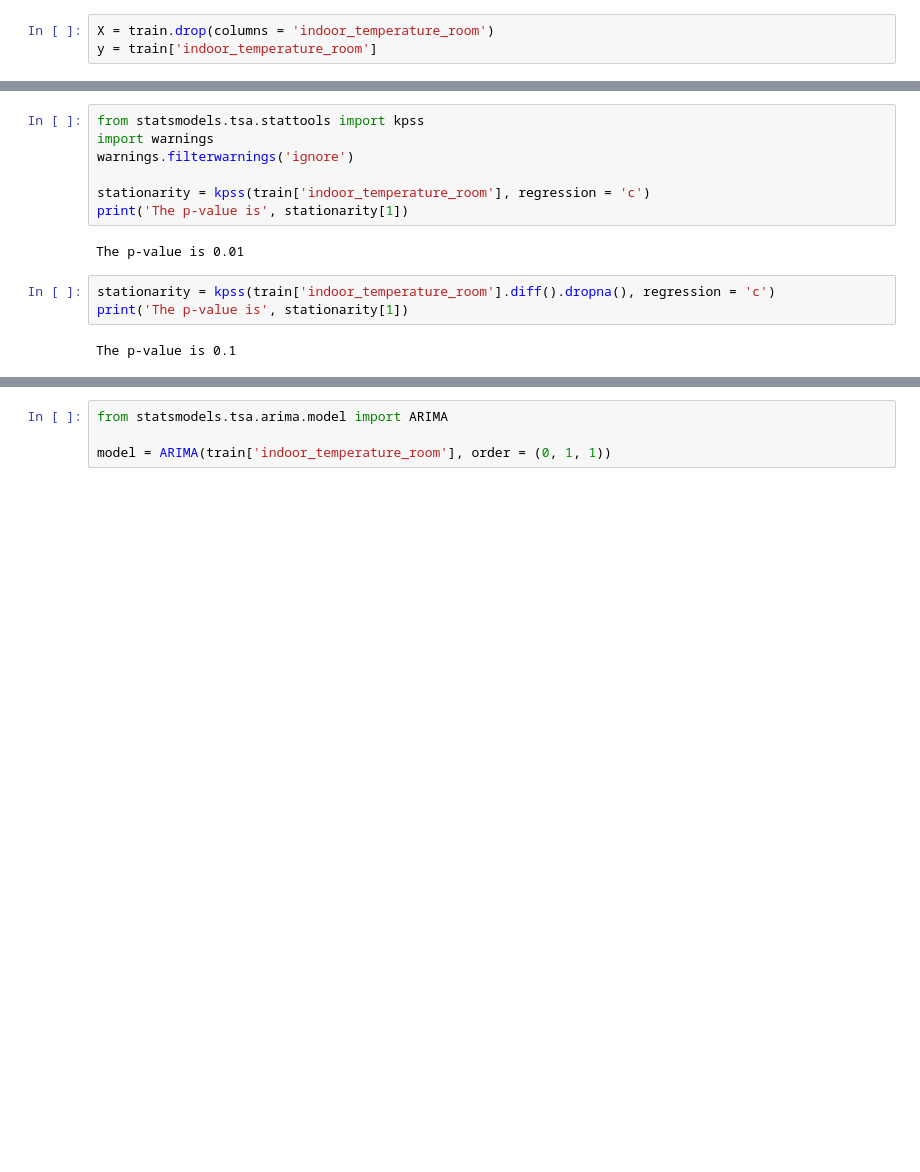
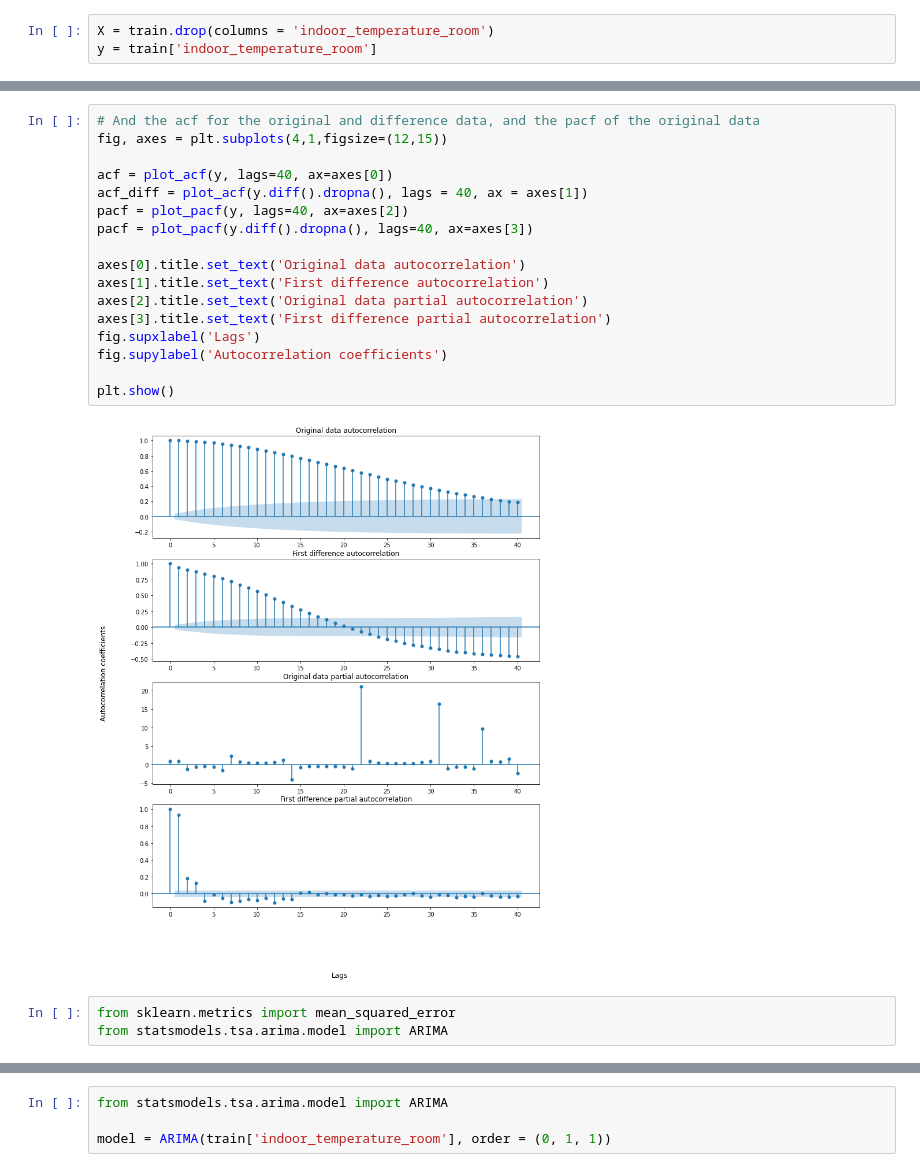
Before and after one commit to Caveexplorer/Home-Temperature-Time-Series-Forecasting, a Jupyter notebook: Notebooks/Pre-processing and Training Data Development.ipynb, the cells around one changed output, grey strips where cells are left out. Cells and saved outputs as stored; diff of their text form; blank space fills up the shorter version.

```diff
--- a/Notebooks/Pre-processing and Training Data Development.ipynb
+++ b/Notebooks/Pre-processing and Training Data Development.ipynb
@@ -65,14 +71,22 @@ train['indoor_temperature_room'].diff().plot()
-# %%
-from statsmodels.tsa.stattools import kpss
-import warnings
-warnings.filterwarnings('ignore')
-
-stationarity = kpss(train['indoor_temperature_room'], regression = 'c')
-print('The p-value is', stationarity[1])
-# %% [output]
-The p-value is 0.01
-# %%
-stationarity = kpss(train['indoor_temperature_room'].diff().dropna(), regression = 'c')
-print('The p-value is', stationarity[1])
-# %% [output]
-The p-value is 0.1
+# %%
+# And the acf for the original and difference data, and the pacf of the original data
+fig, axes = plt.subplots(4,1,figsize=(12,15))
+
+acf = plot_acf(y, lags=40, ax=axes[0])
+acf_diff = plot_acf(y.diff().dropna(), lags = 40, ax = axes[1])
+pacf = plot_pacf(y, lags=40, ax=axes[2])
+pacf = plot_pacf(y.diff().dropna(), lags=40, ax=axes[3])
+
+axes[0].title.set_text('Original data autocorrelation')
+axes[1].title.set_text('First difference autocorrelation')
+axes[2].title.set_text('Original data partial autocorrelation')
+axes[3].title.set_text('First difference partial autocorrelation')
+fig.supxlabel('Lags')
+fig.supylabel('Autocorrelation coefficients')
+
+plt.show()
+# %% [output]
+[figure, added]
+# %%
+from sklearn.metrics import mean_squared_error
+from statsmodels.tsa.arima.model import ARIMA
```
Also changed, not shown: parts of 34 cells of this notebook, 6 other files.
